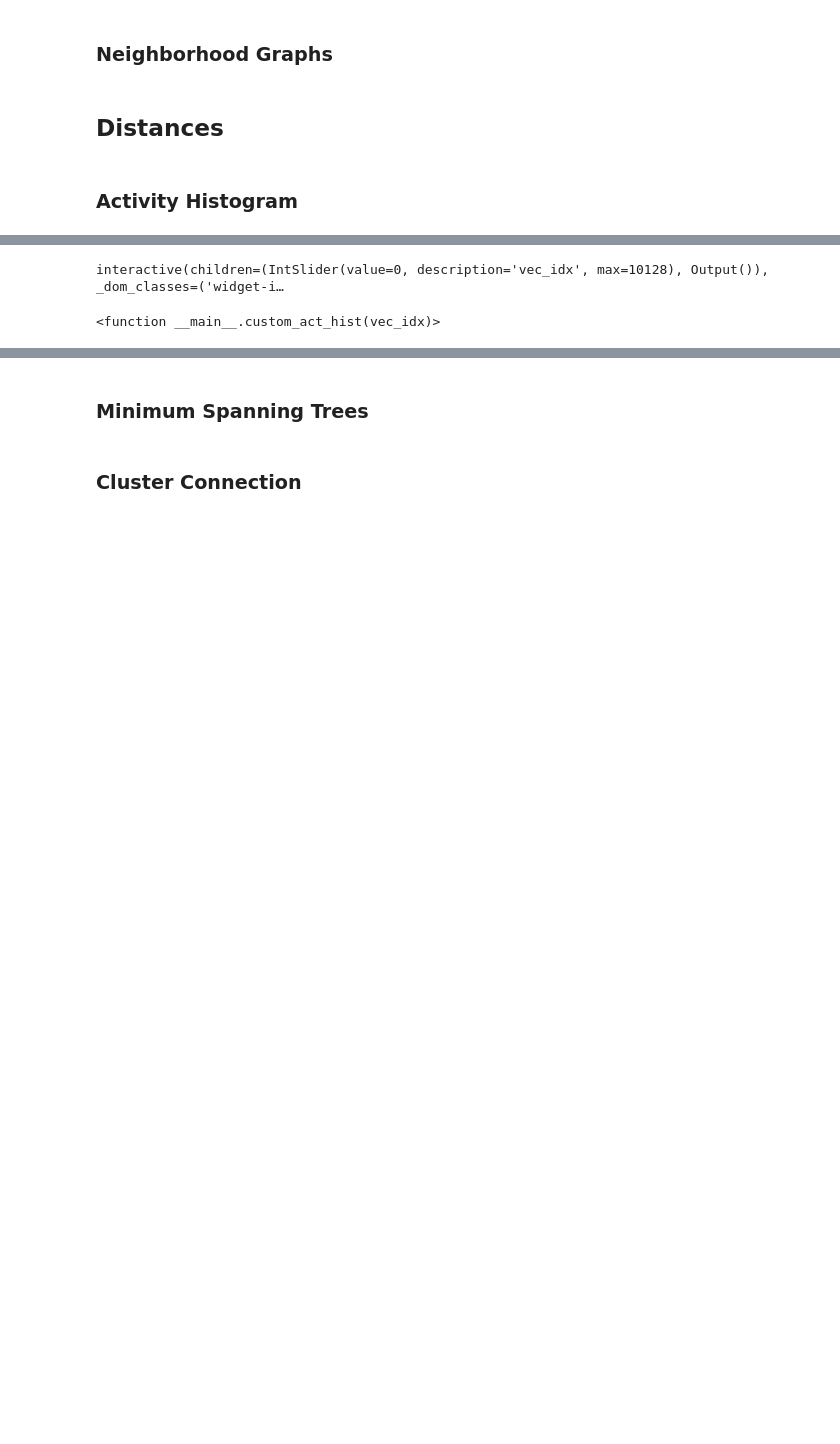
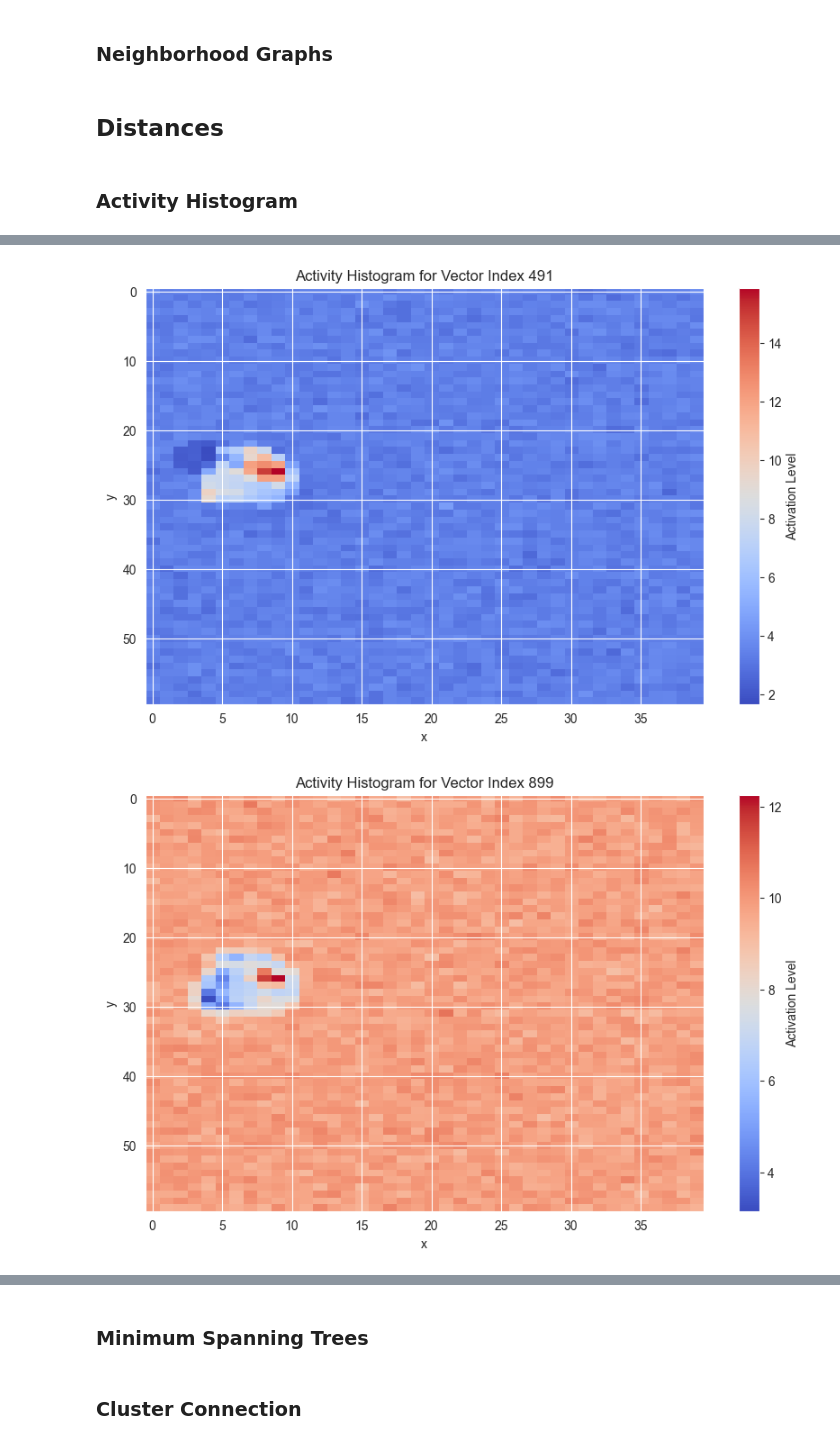
Before and after one commit to landgrafb98/SOM_22_Coding_Topic_G_Demo_DataCombo-3, a Jupyter notebook: Room_Occupancy_60_40.ipynb, the cells around one changed output, grey strips where cells are left out. Cells and saved outputs as stored; diff of their text form; code cells hidden in the pictures; blank space fills up the shorter version.

```diff
--- a/Room_Occupancy_60_40.ipynb
+++ b/Room_Occupancy_60_40.ipynb
@@ -371,9 +401,8 @@ def custom_act_hist(vec_idx):
     plt.ylabel('y')
     plt.show()
 # %%
-from ipywidgets import interact, IntSlider
-
-interact(custom_act_hist, vec_idx=IntSlider(min=0, max=features_scaled_reduced.shape[0]-1, step=1, value=0))
+for i in [491, 899, 6944]:
+    custom_act_hist(i)
 # %% [output]
-interactive(children=(IntSlider(value=0, description='vec_idx', max=10128), Output()), _dom_classes=('widget-i…
-<function __main__.custom_act_hist(vec_idx)>
+[figure, added]
+[figure, added]
```
Also changed, not shown: parts of 33 cells of this notebook.
